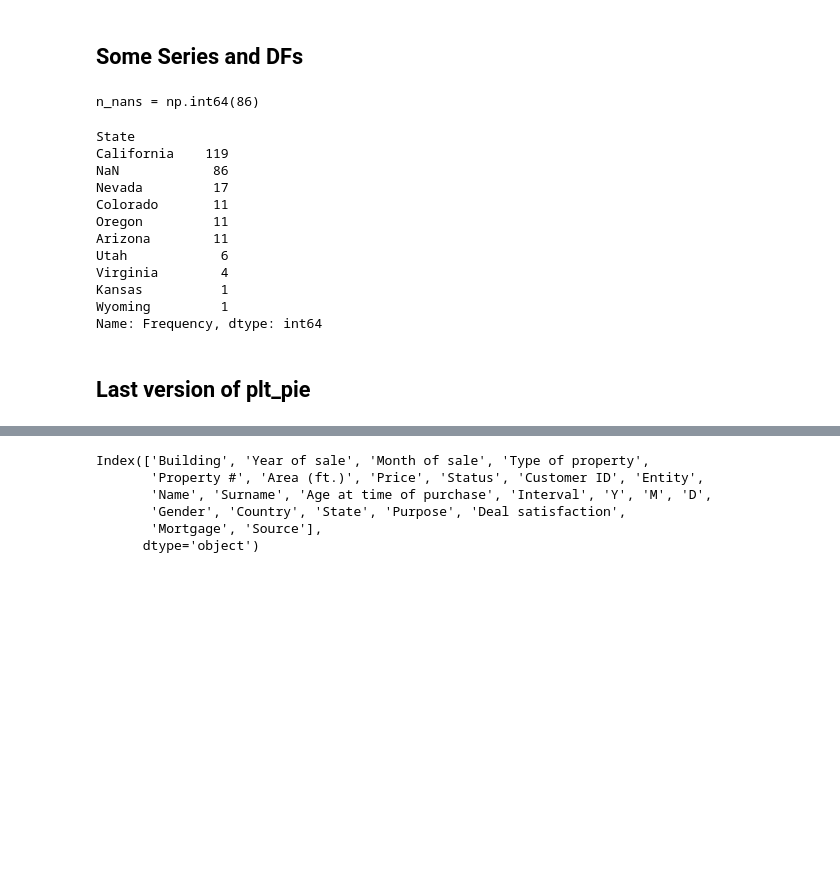
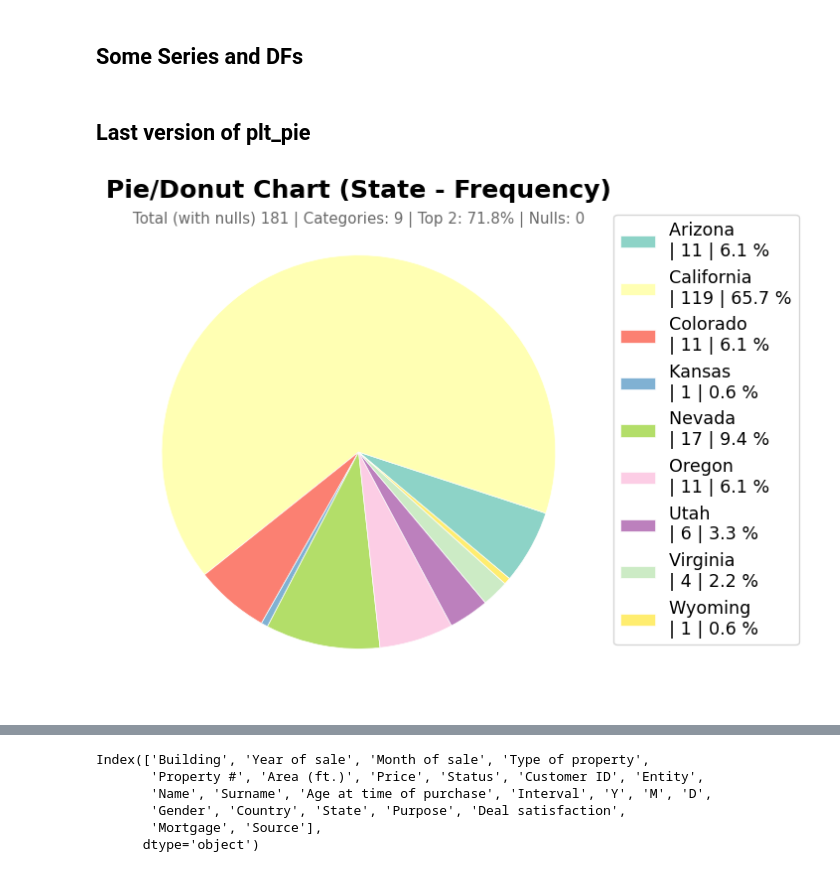
Before and after one commit to jmonti-gh/jm_datascience, a Jupyter notebook: test_jm/plt_pie.ipynb, the cells around one changed output, grey strips where cells are left out. Saved outputs shown, nothing was run; the diff lists cells and outputs as text; code cells hidden in the pictures; blank space fills up the shorter version.

```diff
--- a/test_jm/plt_pie.ipynb
+++ b/test_jm/plt_pie.ipynb
@@ -439,7 +437,7 @@ def get_colors_list(palette: str, n: Optional[int] = 10) -> list[str]:
 # %%
 ## Pruebas para plt_pie4
 # fdt = get_fdt(data, value_counts=value_counts, order=order, dropna=False)
-fdt = get_fdt(df['State'], value_counts=True, order='desc', dropna=False, na_position='value', na_aside_calc=False)  # Use na_aside_calc to keep NaNs separate
+fdt = get_fdt(df['State'], value_counts=True, order='desc', dropna=False, na_position='value', na_aside_calc=False)
 # dropna = False  # para que no elimine los NaNs los manejo luego io
 # na_aside_calc = False  # Para que me permita ordenar el valor de nan con na_position='value'
 # na_position = 'value'  # Para que me permita ordenar el valor de nan dentro de la lista de valores ya sea desc o asc'
@@ -456,22 +454,8 @@ if pd.isna(sr.index).any():
 else:
     n_nans = 0
 
-print(f"{n_nans = }")
-sr
+# print(f"{n_nans = }")
+# sr
-# %% [output]
-n_nans = np.int64(86)
-State
-California    119
-NaN            86
-Nevada         17
-Colorado       11
-Oregon         11
-Arizona        11
-Utah            6
-Virginia        4
-Kansas          1
-Wyoming         1
-Name: Frequency, dtype: int64
 # %% [markdown]
 ## Last version of plt_pie
 # %%
@@ -480,7 +464,6 @@ def plt_pie4(
     value_counts: Optional[bool] = False,
     dropna: Optional[bool] = True,
     order: Optional[str] = 'desc',
-    # sort: Optional[bool] = True,
     scale: Optional[int] = 1,
     figsize: Optional[tuple[float, float]] = None,
     title: Optional[str] = None,
@@ -490,6 +473,7 @@ def plt_pie4(
     startangle: Optional[float] = -40,
     pct_decimals: Optional[int] = 1,
     label_rotate: Optional[float] = 0,
+    legends: Optional[list] = None,
     legend_loc: Optional[str] = 'best',
 ) -> tuple[plt.Figure, plt.Axes]:
     """
@@ -553,22 +537,25 @@ def plt_pie4(
         >>> plt.show()
     """
     # Tengo que aprovechar todos los controles y procesamiento que hace get_fdt()
-    #    - Pongo dropna=False para que no elimine los NaNs, y luego los manejo
-    fdt = get_fdt(data, value_counts=value_counts, order=order, dropna=False)
+    #   - dropna=False          -> para que no elimine los NaNs, y luego los manejo; na_position='value'
+    #   - na_aside_calc=False   -> Para que me permita ordenar el valor de nan con na_position='value'
+    #   - na_position='value'   -> Para que me permita ordenar el valor de nan dentro de la lista de valores ya sea desc o asc'
+    fdt = get_fdt(data, value_counts=value_counts, order=order, dropna=False, na_position='value', na_aside_calc=False)
+    cat_name = fdt.index.name                       # Ojo acá que cat_name puede llegar a ser Index, esto se puede manejar en get_fdt() o acá mientras
 
-    sr = fdt.iloc[:, 0]                      # Get the Series with the frequencies
+    sr = fdt.iloc[:, 0]                             # Get the Series with the frequencies (count)
+    # As sr.index build the legends: si quiero cambiar las legends tendré que ver cómo modifico este sr.index
 
+    # Handling of nans since they are presented in the subtitle, whether or not they appear in the graph
+    total_label = "Total (with nulls)"              # Default total_label to be presented in subtitle
 
-    if dropna:
-        sr = sr.dropna()                        # Drop NaN values if dropna is True
-        total_label = 'Total (without Nulls):'  # for statistical subtitle info
+    if pd.isna(sr.index).any():
+        n_nans = sr[np.nan]
+        if dropna:                                  # No NaNs in the graph
+            sr = sr.drop(np.nan, errors='ignore')   # Drop NaN row from the DataFrame
+            total_label = "Total (without nulls)"
     else:
-        total_label = 'Total (with Nulls):'
-
-    if value_counts:
-        sr = sr.value_counts(sort=sort, dropna=dropna)
-
-    _validate_numeric_series(sr)
+        n_nans = 0
 
     # Validate kind parameter
     if kind.lower() not in ['pie', 'donut']:
@@ -685,7 +672,7 @@ def plt_pie4(
 
     # Build title
     if not title:
-        title = f"Pie/Donut Chart - ({sr.name})"
+        title = f"Pie/Donut Chart ({cat_name} - {sr.name})"
 
     # Enhanced subtitle with statistics
     total_items = sr.sum()                  # Total items in the series
@@ -810,0 +689,8 @@ def _validate_numeric_series(
+# %%
+# c = get_colors_list('winter', 7)
+# c
+svc = df['State'].value_counts()
+# svc
+fig = plt_pie4(svc, scale=4, dropna=True, label_place='aside', order='ix_asc', palette='set3')
+# %% [output]
+[figure, added]
```
Also changed, not shown: parts of 6 cells of this notebook, 1 other file.
